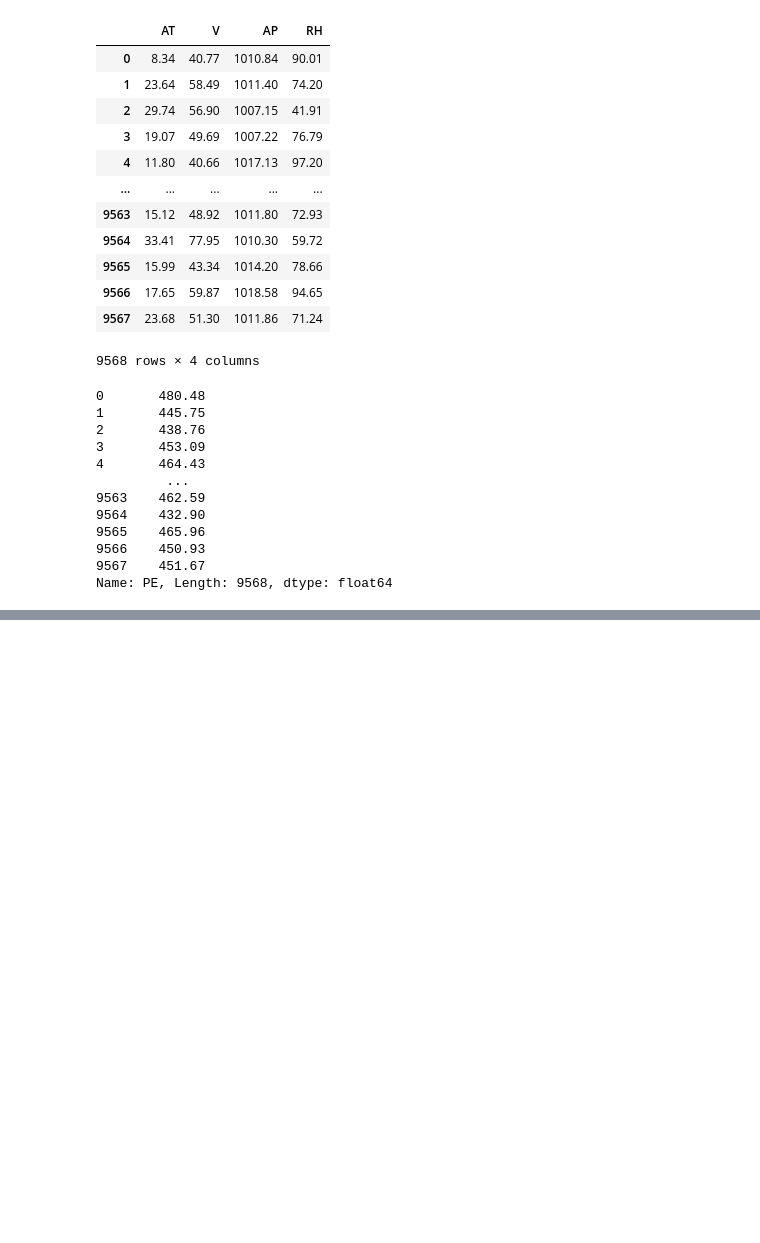
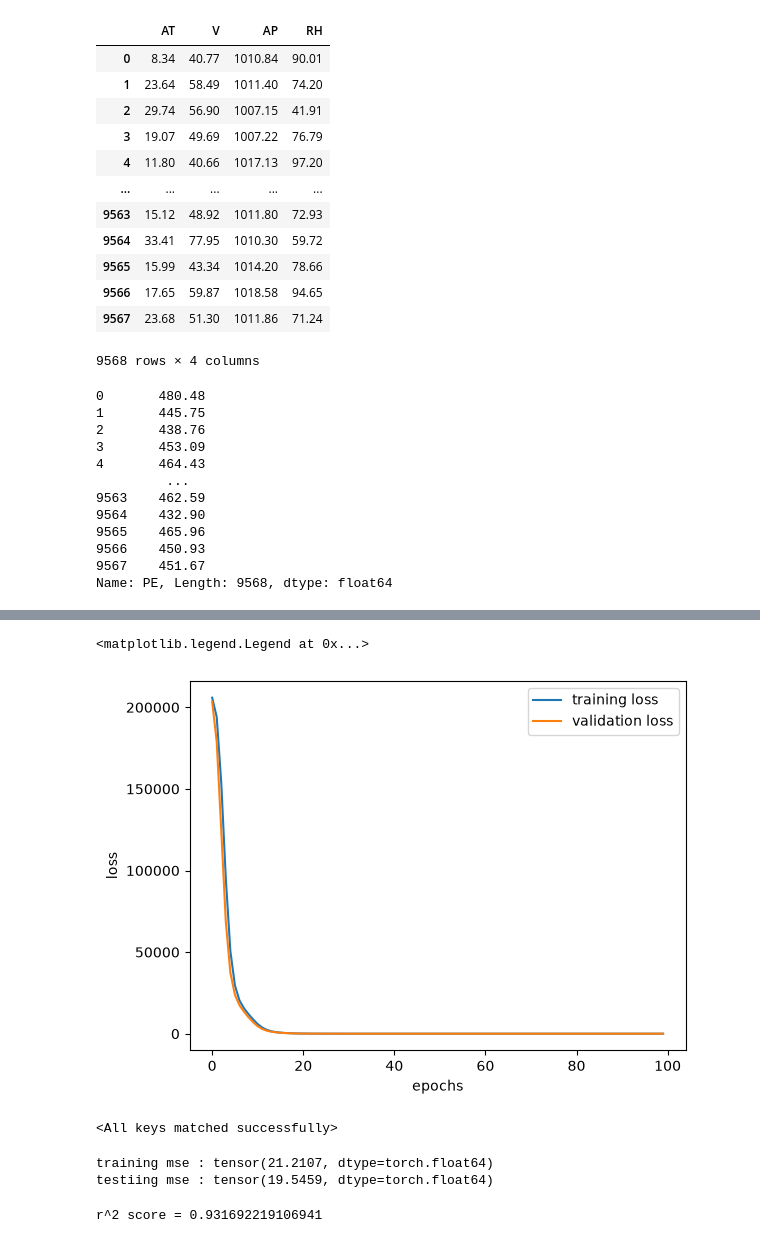
Before and after one commit to fwz-blk/prime-ai-ml, a Jupyter notebook: pytorch-prime/p3/my_code/ann-reg.ipynb, the cells around one changed output, grey strips where cells are left out. Drawn from its saved outputs; the diff is of its cells as text; code cells hidden in the pictures; blank space fills up the shorter version.

```diff
--- a/pytorch-prime/p3/my_code/ann-reg.ipynb
+++ b/pytorch-prime/p3/my_code/ann-reg.ipynb
@@ -123,6 +123,7 @@ optimizer = optim.Adam(model.parameters())
 epochs = 100
 train_losses = []
 val_losses=[]
+best_val_loss=float("inf")
 
 for epoch in range(epochs):
     model.train()
@@ -152,3 +153,9 @@ for epoch in range(epochs):
 
     epoch_val_loss = running_val_loss/len(test_loader)
     val_losses.append(epoch_val_loss)
+
+    print(f'epoch {epoch+1}/{epochs}==> train loss = {epoch_train_loss} and val loss = {epoch_val_loss}')
+
+    if epoch_val_loss < best_val_loss:
+        best_val_loss= epoch_val_loss
+        torch.save(model.state_dict(),"best-model.pt")
@@ -154,0 +180,42 @@ for epoch in range(epochs):
+# %%
+import matplotlib.pyplot as plt
+
+loss_df = pd.DataFrame({
+    "Training loss":train_losses,
+    "Validation loss":val_losses,
+})
+
+plt.plot(loss_df["Training loss"],label='training loss')
+plt.plot(loss_df["Validation loss"],label='validation loss')
+plt.xlabel("epochs")
+plt.ylabel("loss")
+plt.legend()
+# %% [output]
+<matplotlib.legend.Legend at 0x...>
+[figure, added]
+# %%
+# loading the best model
+model.load_state_dict(torch.load("best-model.pt"))
+# %% [output]
+<All keys matched successfully>
+# %%
+model.eval()
+
+with torch.no_grad():
+    train_pred= model(x_train_tensor)
+    test_pred = model(x_test_tensor)
+
+    train_mse_loss = criterion(train_pred,y_train_tensor)
+    test_mse_loss = criterion(test_pred,y_test_tensor)
+
+print("training mse :",train_mse_loss)
+print("testiing mse :",test_mse_loss)
+# %% [output]
+training mse : tensor(21.2107, dtype=torch.float64)
+testiing mse : tensor(19.5459, dtype=torch.float64)
+# %%
+from sklearn.metrics import r2_score as r2
+
+print(f"r^2 score = {r2(y_test,test_pred)}")
+# %% [output]
+r^2 score = 0.931692219106941
```
Also changed, not shown: parts of 2 cells of this notebook, 2 other files.
